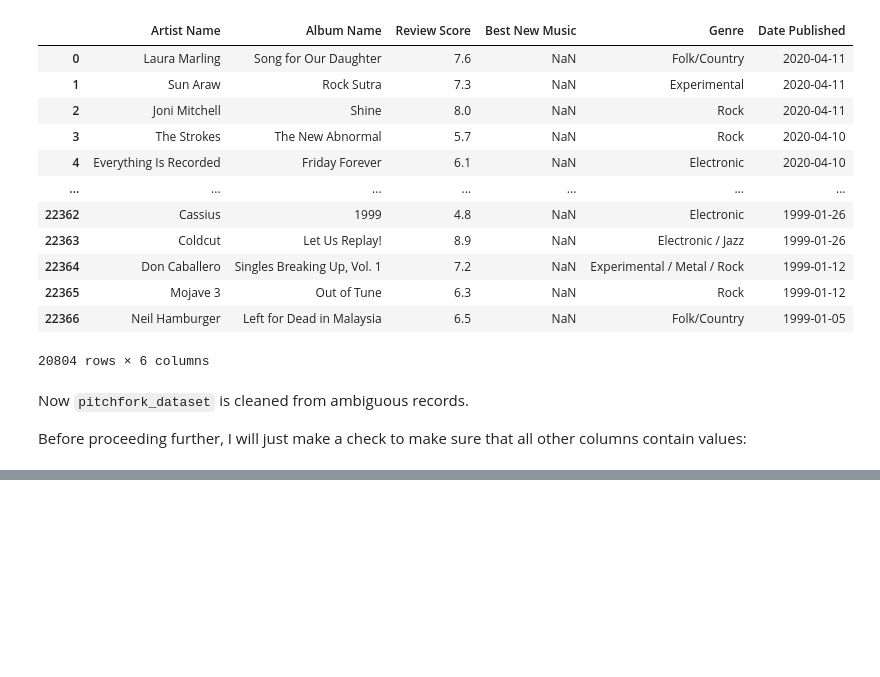
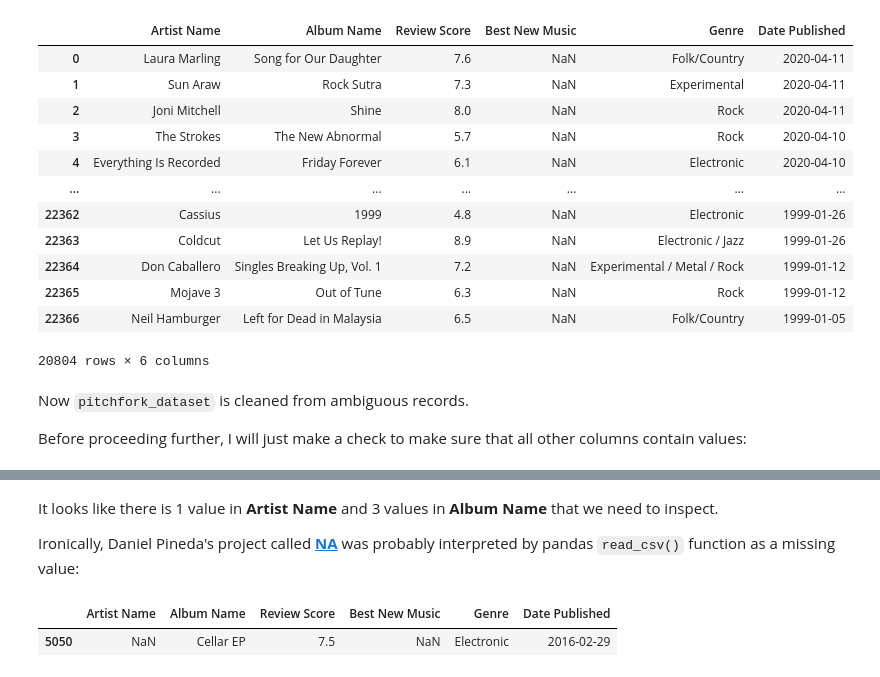
Before and after one commit to glbshv/Pitchfork-project, a Jupyter notebook: 03_Pitchfork_data_analysis.ipynb, the cells around one changed output, grey strips where cells are left out. Drawn from its saved outputs; the diff is of its cells as text; code cells hidden in the pictures; blank space fills up the shorter version.

```diff
--- a/03_Pitchfork_data_analysis.ipynb
+++ b/03_Pitchfork_data_analysis.ipynb
@@ -282,0 +293,9 @@ Before proceeding further, I will just make a check to make sure that all other
+# %% [markdown]
+It looks like there is 1 value in **Artist Name** and 3 values in **Album Name** that we need to inspect.
+
+Ironically, Daniel Pineda's project called **[NA](https://pitchfork.com/reviews/albums/21611-cellar-ep/)** was probably interpreted by pandas `read_csv()` function as a missing value:
+# %%
+pitchfork_dataset[pitchfork_dataset['Artist Name'].isnull()]
+# %% [output]
+|  | Artist Name | Album Name | Review Score | Best New Music | Genre | Date Published |
+| 5050 | NaN | Cellar EP | 7.5 | NaN | Electronic | 2016-02-29 |
```
Also changed, not shown: parts of 10 cells of this notebook.
